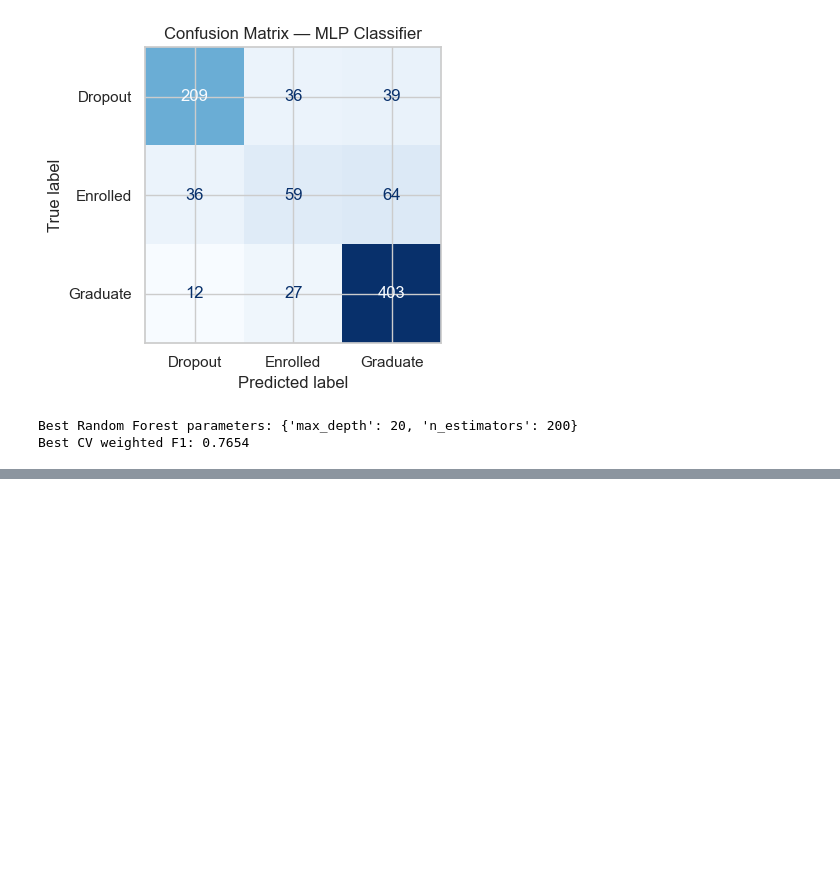
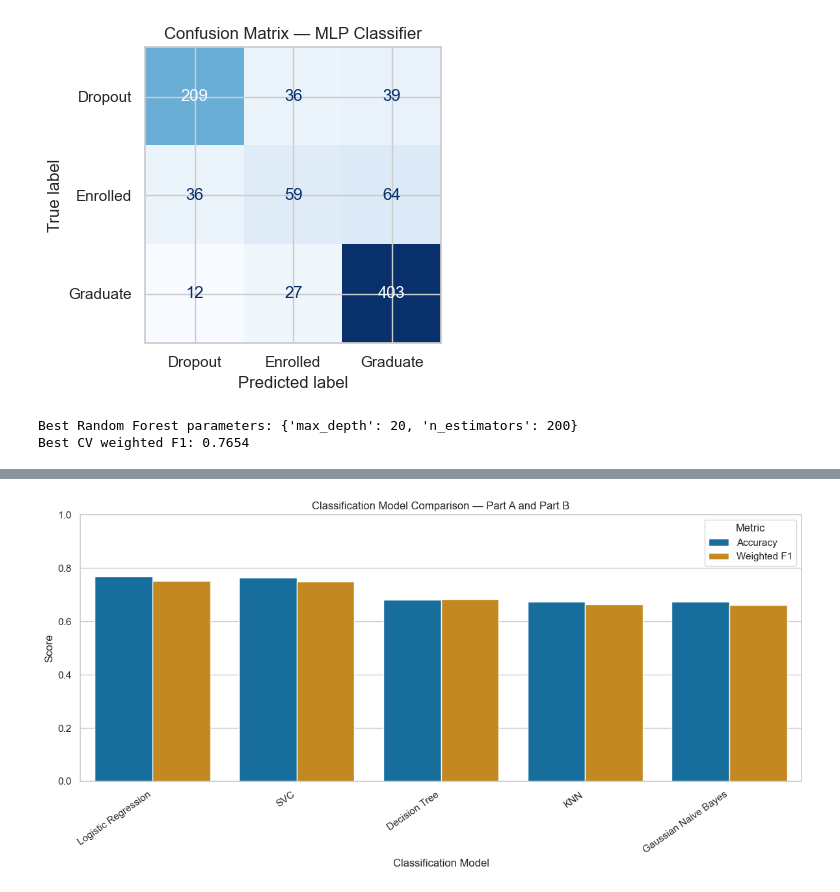
Before and after one commit to mith-sen/ML_Case_Study, a Jupyter notebook: notebooks/classification.ipynb, the cells around one changed output, grey strips where cells are left out. Saved outputs shown, nothing was run; the diff lists cells and outputs as text; code cells hidden in the pictures; blank space fills up the shorter version.

```diff
--- a/notebooks/classification.ipynb
+++ b/notebooks/classification.ipynb
@@ -762,0 +789,12 @@ Best CV weighted F1: 0.7654
+# %%
+comparison_df = (
+    pd.DataFrame(results)
+    .drop_duplicates(subset="Model", keep="last")
+    .sort_values(by="Weighted F1", ascending=False)
+    .reset_index(drop=True)
+)
+
+display(comparison_df)
+
+print("Best model based on Weighted F1:")
+print(comparison_df.iloc[0])
@@ -762,0 +818,26 @@ Best CV weighted F1: 0.7654
+# %%
+comparison_melted = comparison_df.melt(
+    id_vars="Model",
+    value_vars=["Accuracy", "Weighted F1"],
+    var_name="Metric",
+    value_name="Score"
+)
+
+plt.figure(figsize=(12, 6))
+
+sns.barplot(
+    data=comparison_melted,
+    x="Model",
+    y="Score",
+    hue="Metric"
+)
+
+plt.title("Classification Model Comparison — Part A and Part B")
+plt.xlabel("Classification Model")
+plt.ylabel("Score")
+plt.ylim(0, 1)
+plt.xticks(rotation=35, ha="right")
+plt.tight_layout()
+plt.show()
+# %% [output]
+[figure, added]
```
Also changed, not shown: parts of 2 cells of this notebook.
